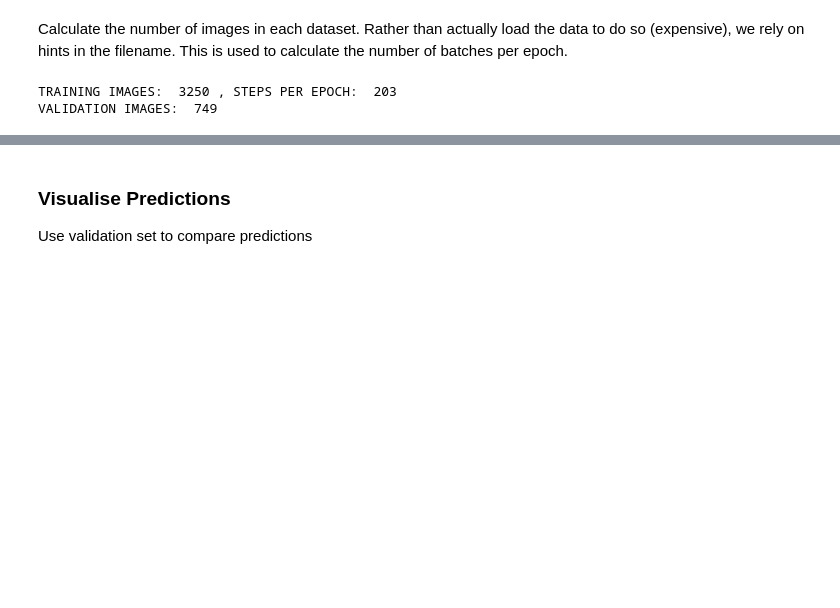
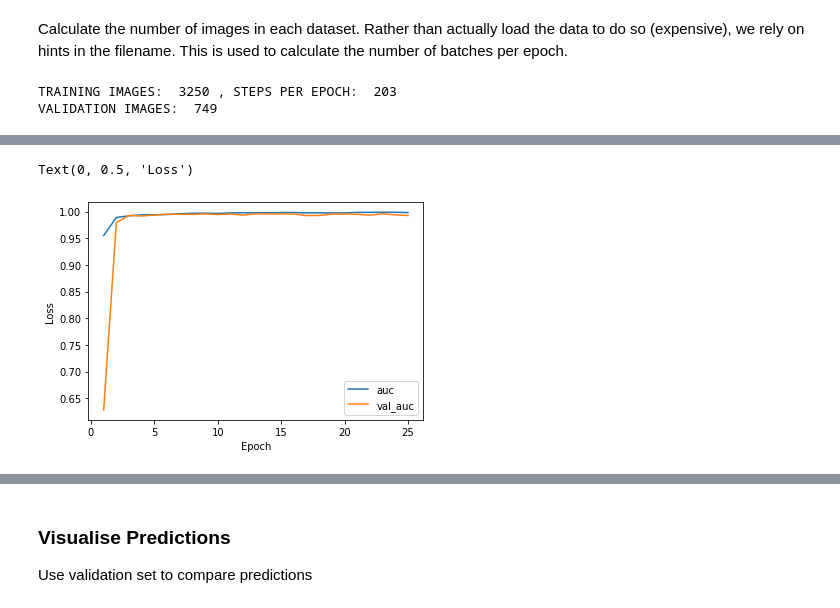
Before and after one commit to pdh21/OCF_PVmapper, a Jupyter notebook: DeepNet_model1.ipynb, the cells around one changed output, grey strips where cells are left out. Cells and saved outputs as stored; diff of their text form; code cells hidden in the pictures; blank space fills up the shorter version.

```diff
--- a/DeepNet_model1.ipynb
+++ b/DeepNet_model1.ipynb
@@ -325,0 +327,9 @@ KeyError: ignored
+# %%
+plt.plot(np.arange(1,epochs+1),history.history['auc'],label='auc')
+plt.plot(np.arange(1,epochs+1),history.history['val_auc'],label='val_auc')
+plt.legend()
+plt.xlabel('Epoch')
+plt.ylabel('Loss')
+# %% [output]
+Text(0, 0.5, 'Loss')
+[figure, added]
```
Also changed, not shown: parts of 11 cells of this notebook.
